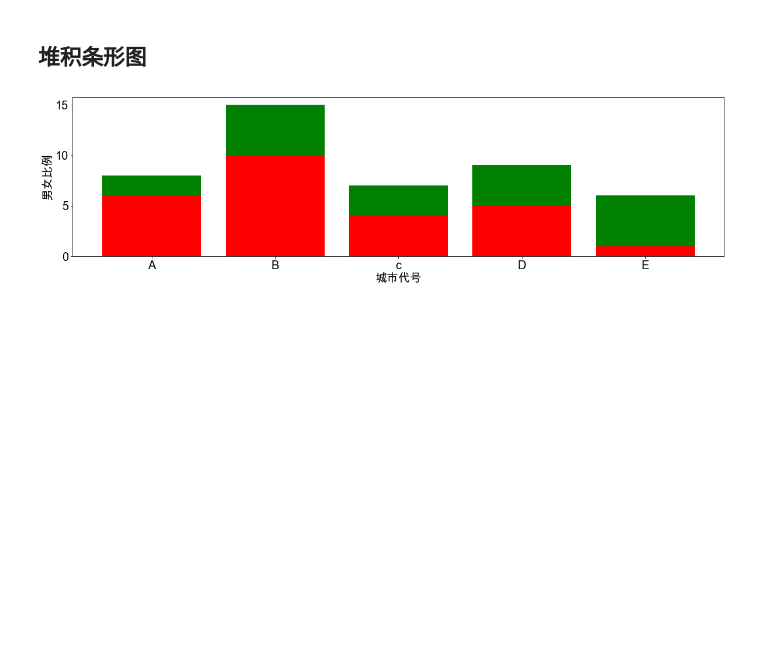
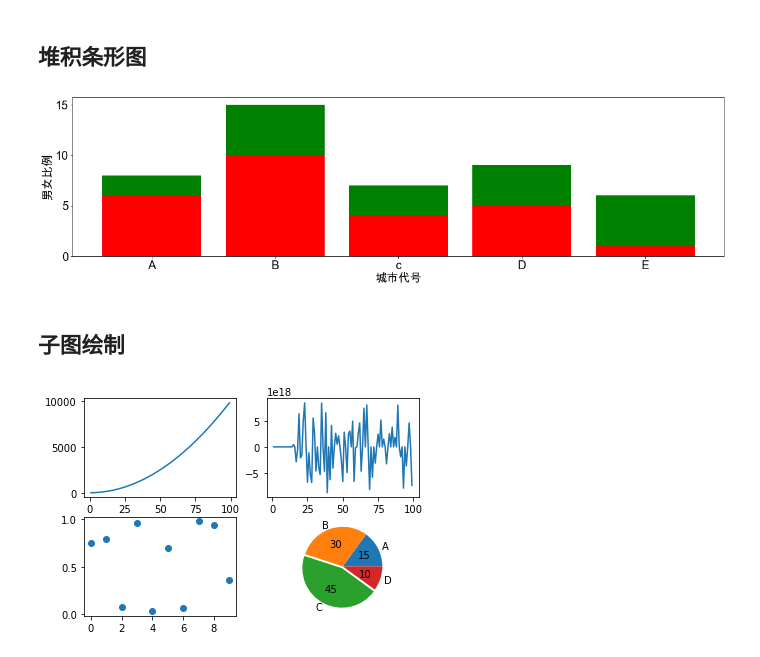
Before and after one commit to HaoyueXU99/Data-Analysis, a Jupyter notebook: course_materials/Week4/week4课堂笔记.ipynb, the cells around one changed output. Cells and saved outputs as stored; diff of their text form; code cells hidden in the pictures; blank space fills up the shorter version.

```diff
--- a/course_materials/Week4/week4课堂笔记.ipynb
+++ b/course_materials/Week4/week4课堂笔记.ipynb
@@ -364,3 +364,29 @@ plt.ylabel("男女比例")
 plt.show()
 # %% [output]
 [figure]
+# %% [markdown]
+## 子图绘制
+# %%
+import matplotlib.pyplot as plt
+import pandas as pd
+import numpy as np
+# 画第一个图，折线图
+x = np.arange(1,100)
+
+# 子图画布
+plt.subplot(2,2,1)
+plt.plot(x,x*x)
+
+plt.subplot(2,2,2)
+plt.plot(x,x**x)
+
+plt.subplot(2,2,3)
+plt.scatter(np.arange(0,10),np.random.rand(10))
+
+# 画第四个图，饼图
+plt.subplot(2,2,4)
+plt.pie(x=[15,30,45,10], labels = list('ABCD'),autopct = "%.0f", explode = [0,0,0.05,0])
+
+plt.show()
+# %% [output]
+[figure, added]
```
Also changed, not shown: 23 other files.
